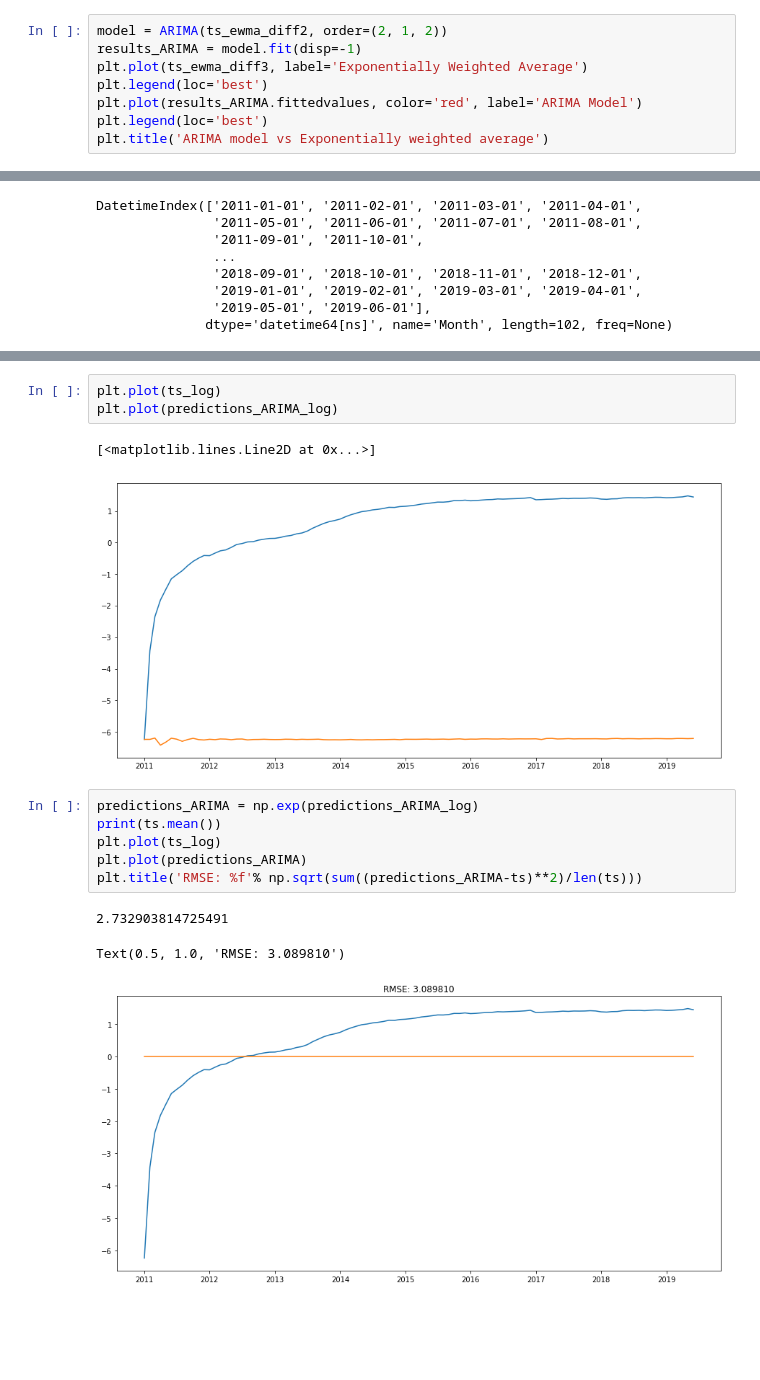
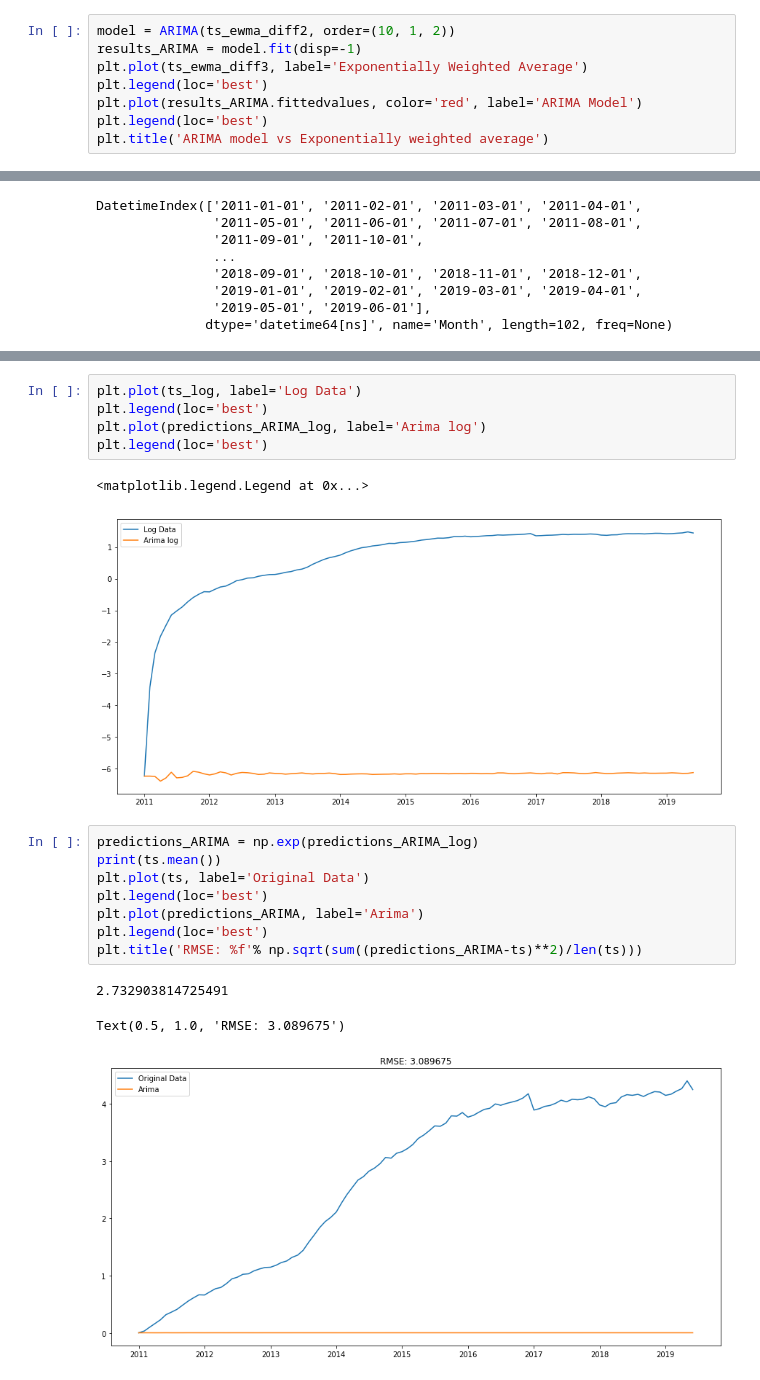
Before and after one commit to mousmee01/Sales-Forecast-Prediction, a Jupyter notebook: Sales_Prediction.ipynb, the cells around one changed output, grey strips where cells are left out. Cells and saved outputs as stored; diff of their text form; blank space fills up the shorter version.

```diff
--- a/Sales_Prediction.ipynb
+++ b/Sales_Prediction.ipynb
@@ -297,7 +326,7 @@ plt.title('MA model vs Exponentially weighted average')
 Text(0.5, 1.0, 'MA model vs Exponentially weighted average')
 [figure]
 # %%
-model = ARIMA(ts_ewma_diff2, order=(2, 1, 2))
+model = ARIMA(ts_ewma_diff2, order=(10, 1, 2))
 results_ARIMA = model.fit(disp=-1)
 plt.plot(ts_ewma_diff3, label='Exponentially Weighted Average')
 plt.legend(loc='best')
@@ -374,20 +403,24 @@ Month
 dtype: float64
 # %%
-plt.plot(ts_log)
-plt.plot(predictions_ARIMA_log)
+plt.plot(ts_log, label='Log Data')
+plt.legend(loc='best')
+plt.plot(predictions_ARIMA_log, label='Arima log')
+plt.legend(loc='best')
 # %% [output]
-[<matplotlib.lines.Line2D at 0x...>]
+<matplotlib.legend.Legend at 0x...>
-[figure, old version]
+[figure, new version]
 # %%
 predictions_ARIMA = np.exp(predictions_ARIMA_log)
 print(ts.mean())
-plt.plot(ts_log)
-plt.plot(predictions_ARIMA)
+plt.plot(ts, label='Original Data')
+plt.legend(loc='best')
+plt.plot(predictions_ARIMA, label='Arima')
+plt.legend(loc='best')
 plt.title('RMSE: %f'% np.sqrt(sum((predictions_ARIMA-ts)**2)/len(ts)))
 # %% [output]
 2.732903814725491
-Text(0.5, 1.0, 'RMSE: 3.089810')
+Text(0.5, 1.0, 'RMSE: 3.089675')
-[figure, old version]
+[figure, new version]
 # %%
 results_ARIMA.plot_predict(1,180)
 # %% [output]
```
Also changed, not shown: parts of 11 cells of this notebook.
